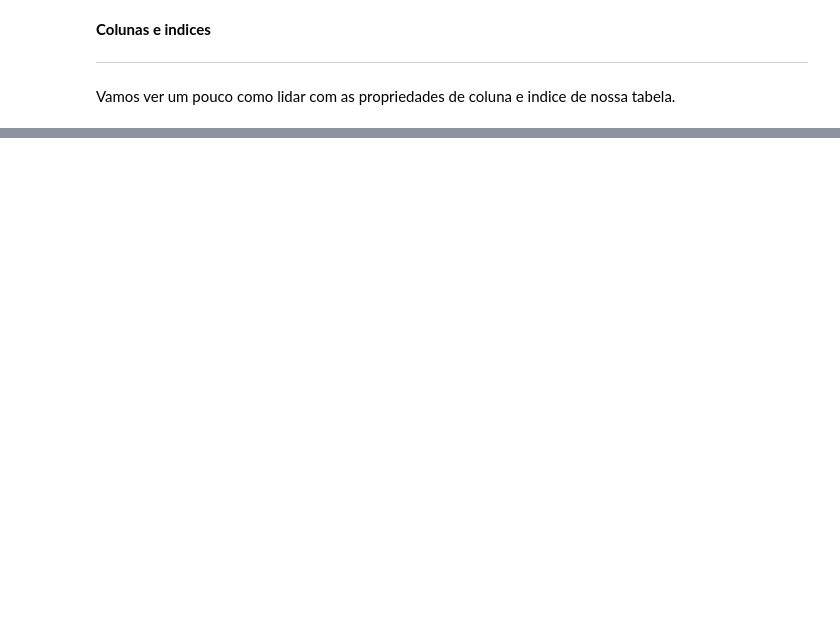
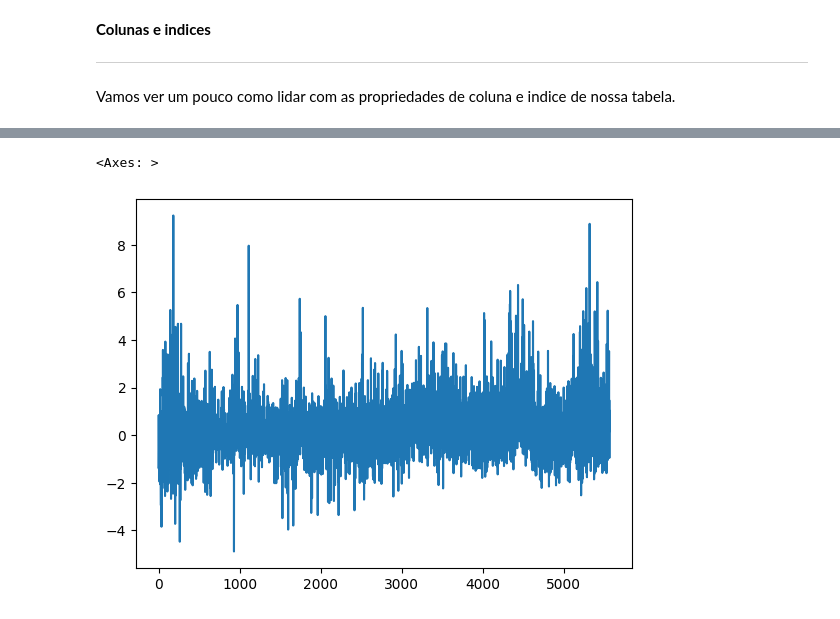
Before and after one commit to Tiago745/curso-de-python-2026, a Jupyter notebook: Roteiros/Aula 5/Aula 5 - acompanhamento -Curso 2026.ipynb, the cells around one changed output, grey strips where cells are left out. Saved outputs shown, nothing was run; the diff lists cells and outputs as text; code cells hidden in the pictures; blank space fills up the shorter version.

```diff
--- a/Roteiros/Aula 5/Aula 5 - acompanhamento -Curso 2026.ipynb
+++ b/Roteiros/Aula 5/Aula 5 - acompanhamento -Curso 2026.ipynb
@@ -411,0 +812,5 @@ df_pop[df_pop['Nome_municipio'] == 'Boa Vista - RR']
+# %%
+df_pop['Taxa_de_crescimento'].plot()
+# %% [output]
+<Axes: >
+[figure, added]
```
Also changed, not shown: parts of 68 cells of this notebook.
